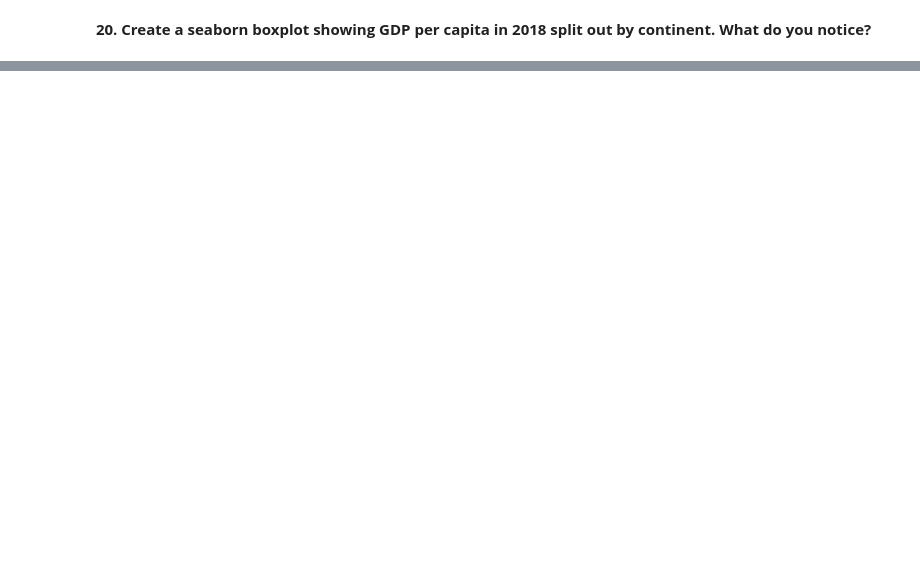
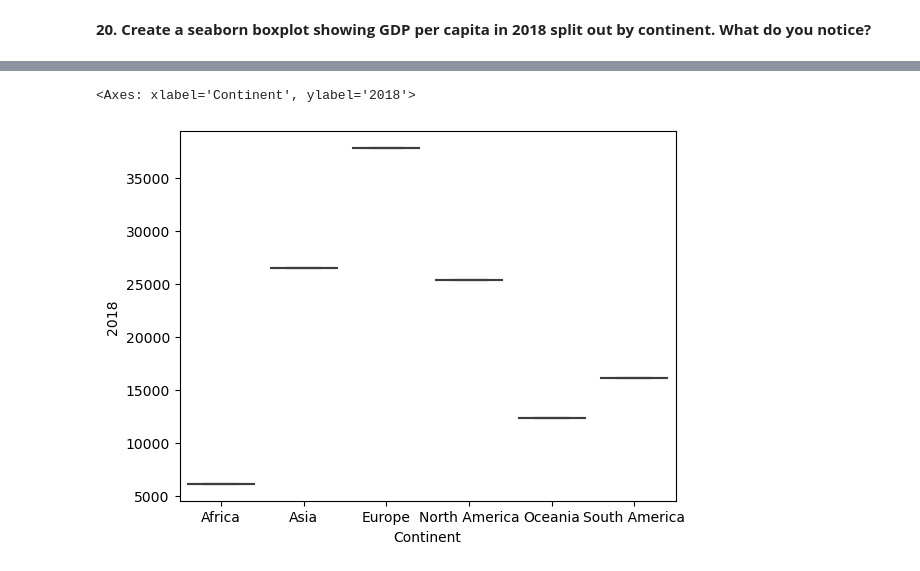
Before and after one commit to KagonDeans/un-exploration-KagonDeans, a Jupyter notebook: notebooks/UN_Data_Exploration.ipynb, the cells around one changed output, grey strips where cells are left out. Cells and saved outputs as stored; diff of their text form; code cells hidden in the pictures; blank space fills up the shorter version.

```diff
--- a/notebooks/UN_Data_Exploration.ipynb
+++ b/notebooks/UN_Data_Exploration.ipynb
@@ -615,0 +587,5 @@ plt.bar(gdp_continent, gdp_country)
+# %%
+sns.boxplot(y = gdp_2018_continent[2018], x = gdp_2018_continent['Continent'])
+# %% [output]
+<Axes: xlabel='Continent', ylabel='2018'>
+[figure, added]
```
Also changed, not shown: parts of 72 cells of this notebook.
